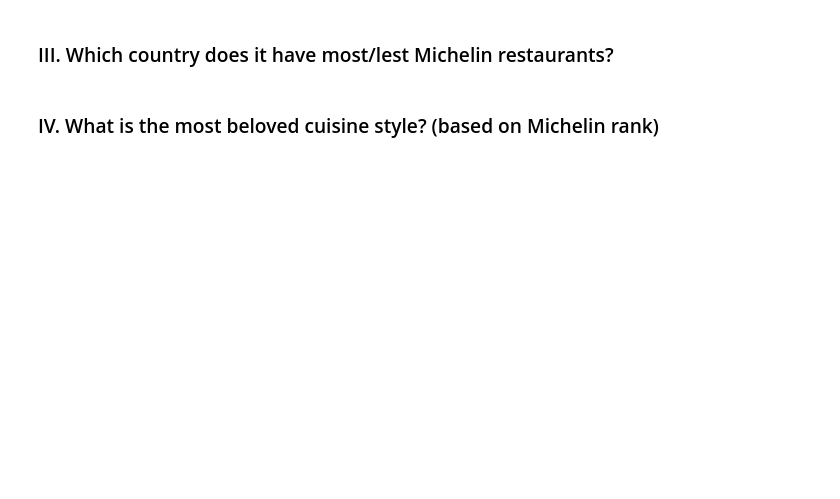
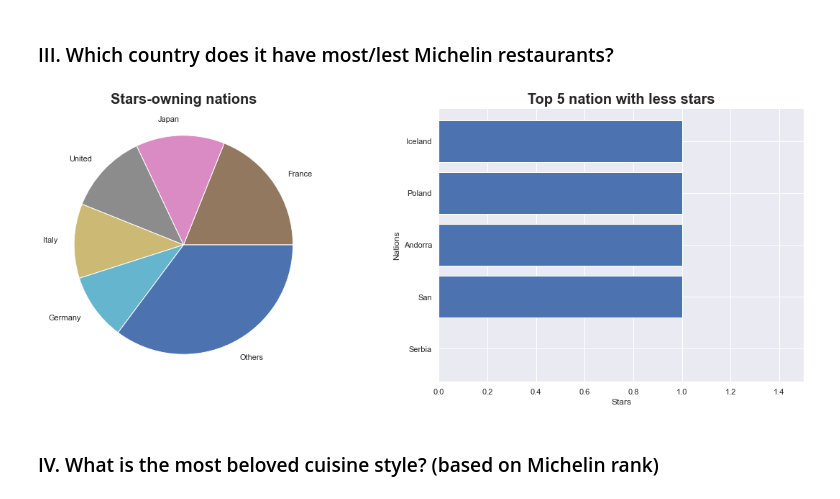
Before and after one commit to LeonTran29/Michelin_Guide_Restaurants_2021_EDA, a Jupyter notebook: Michelin_GR_2021_EDA.ipynb, the cells around one changed output. Saved outputs shown, nothing was run; the diff lists cells and outputs as text; code cells hidden in the pictures; blank space fills up the shorter version.

```diff
--- a/Michelin_GR_2021_EDA.ipynb
+++ b/Michelin_GR_2021_EDA.ipynb
@@ -471,5 +514,9 @@ Obj2()
 # %% [markdown]
 ### III. Which country does it have most/lest Michelin restaurants?
+# %%
+Obj3()
+# %% [output]
+[figure, added]
 # %% [markdown]
 ### IV. What is the most beloved cuisine style? (based on Michelin rank)
 # %%
```
Also changed, not shown: parts of 11 cells of this notebook.
